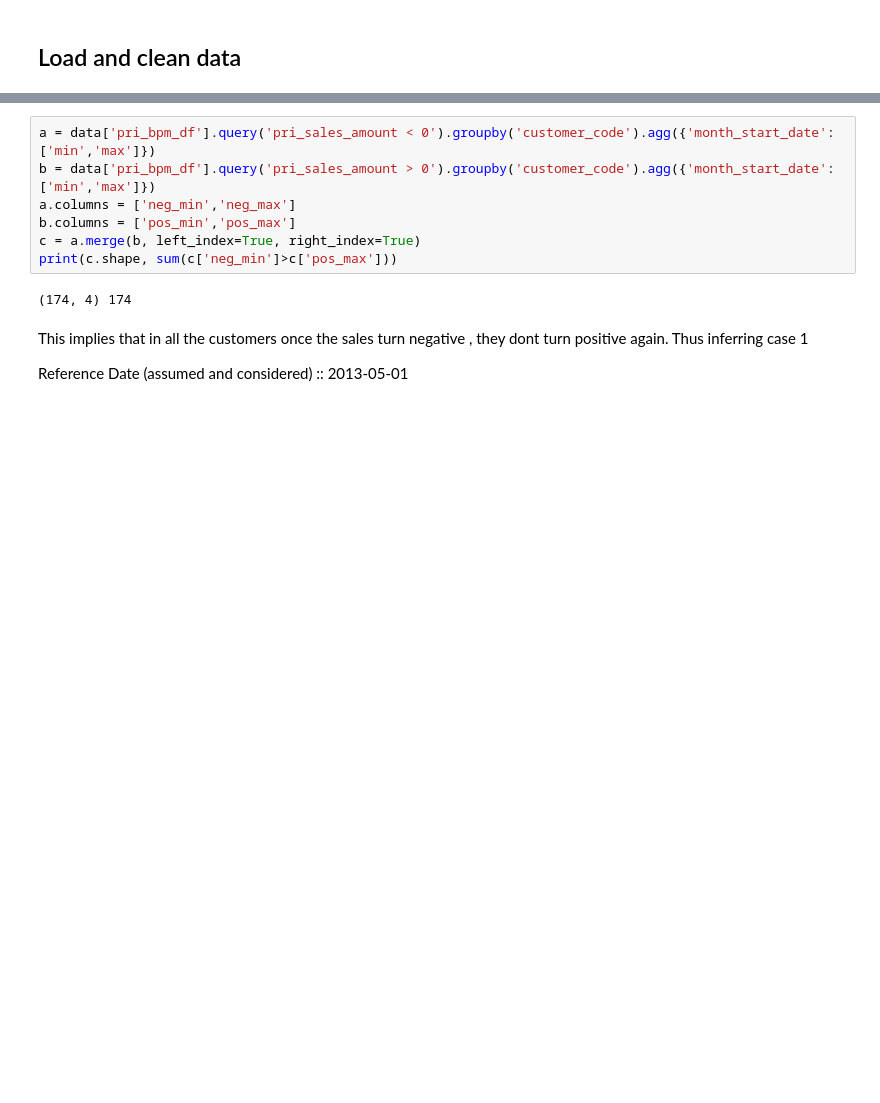
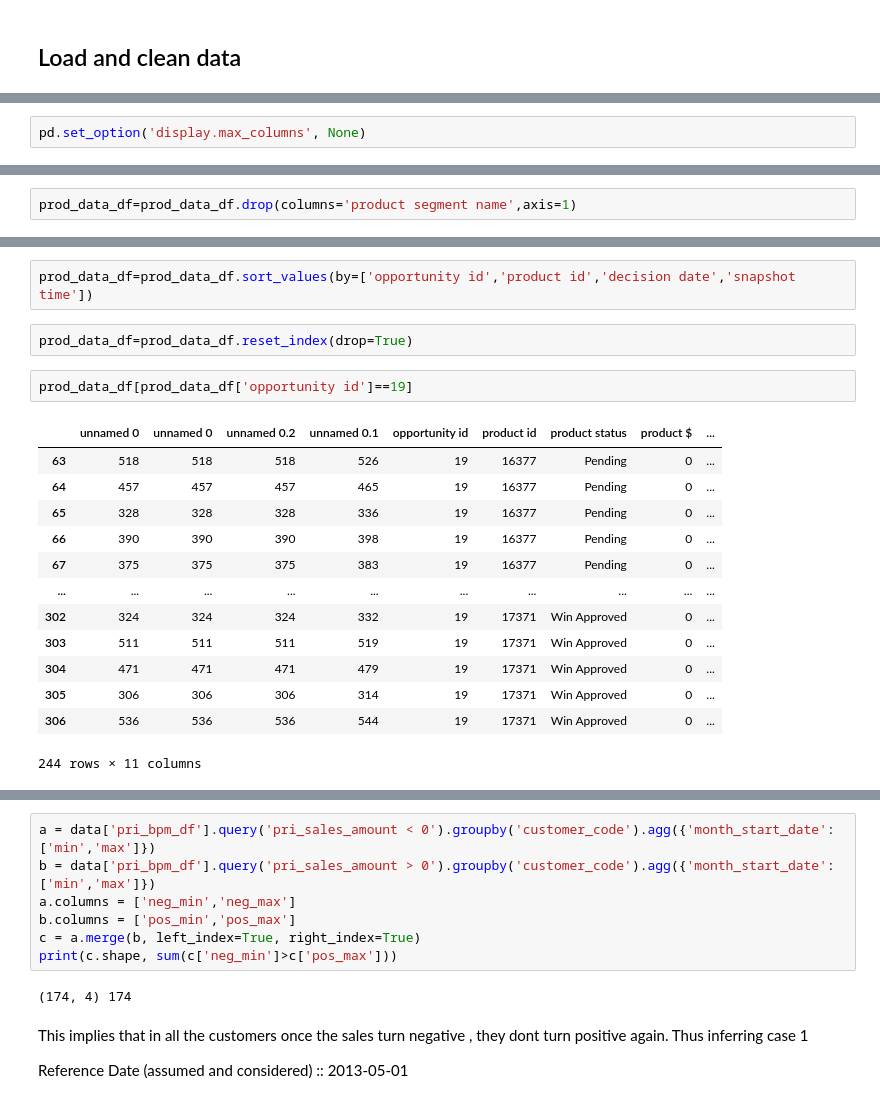
Before and after one commit to RohitKumar-TA/Team_7_Case_Study, a Jupyter notebook: notebooks/dev/team7/02_data_processing.ipynb, the cells around one changed output, grey strips where cells are left out. Saved outputs shown, nothing was run; the diff lists cells and outputs as text; blank space fills up the shorter version.

Commit message:
Done changes to data_processing

```diff
--- a/notebooks/dev/team7/02_data_processing.ipynb
+++ b/notebooks/dev/team7/02_data_processing.ipynb
@@ -135,0 +399,2 @@ Evaluating which of the above 2 cases does the data belong to -
+# %%
+pd.set_option('display.max_columns', None)
@@ -135,0 +692,2 @@ Evaluating which of the above 2 cases does the data belong to -
+# %%
+prod_data_df=prod_data_df.drop(columns='product segment name',axis=1)
@@ -135,0 +703,20 @@ Evaluating which of the above 2 cases does the data belong to -
+# %%
+prod_data_df=prod_data_df.sort_values(by=['opportunity id','product id','decision date','snapshot time'])
+# %%
+prod_data_df=prod_data_df.reset_index(drop=True)
+# %%
+prod_data_df[prod_data_df['opportunity id']==19]
+# %% [output]
+|  | unnamed 0 | unnamed 0 | unnamed 0.2 | unnamed 0.1 | opportunity id | product id | product status | product $ | ... |
+| 63 | 518 | 518 | 518 | 526 | 19 | 16377 | Pending | 0 | ... |
+| 64 | 457 | 457 | 457 | 465 | 19 | 16377 | Pending | 0 | ... |
+| 65 | 328 | 328 | 328 | 336 | 19 | 16377 | Pending | 0 | ... |
+| 66 | 390 | 390 | 390 | 398 | 19 | 16377 | Pending | 0 | ... |
+| 67 | 375 | 375 | 375 | 383 | 19 | 16377 | Pending | 0 | ... |
+| ... | ... | ... | ... | ... | ... | ... | ... | ... | ... |
+| 302 | 324 | 324 | 324 | 332 | 19 | 17371 | Win Approved | 0 | ... |
+| 303 | 511 | 511 | 511 | 519 | 19 | 17371 | Win Approved | 0 | ... |
+| 304 | 471 | 471 | 471 | 479 | 19 | 17371 | Win Approved | 0 | ... |
+| 305 | 306 | 306 | 306 | 314 | 19 | 17371 | Win Approved | 0 | ... |
+| 306 | 536 | 536 | 536 | 544 | 19 | 17371 | Win Approved | 0 | ... |
+244 rows × 11 columns
```
Also changed, not shown: parts of 100 cells of this notebook, 3 other files.
